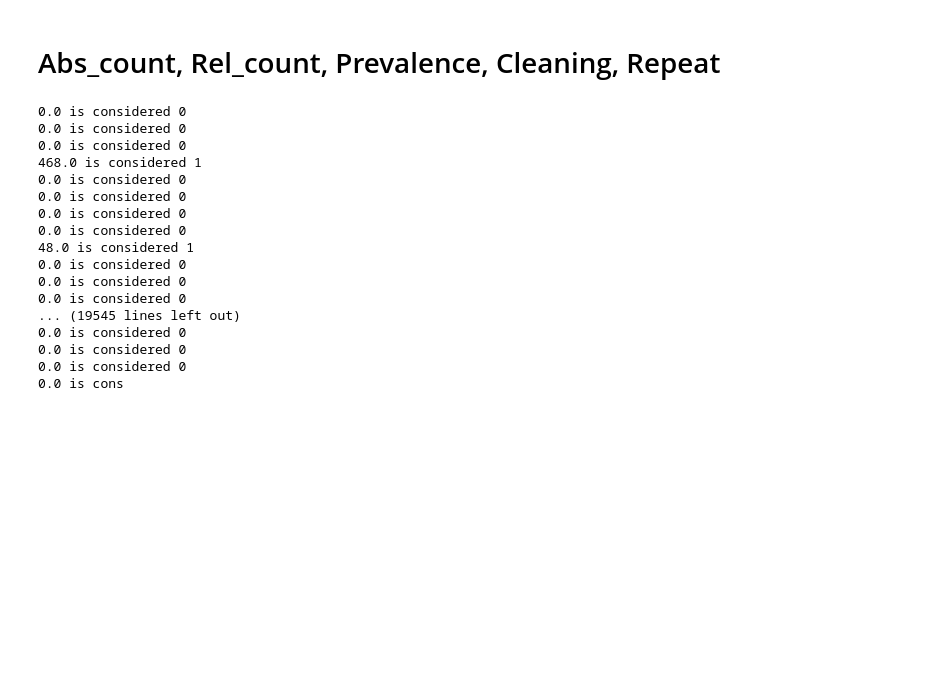
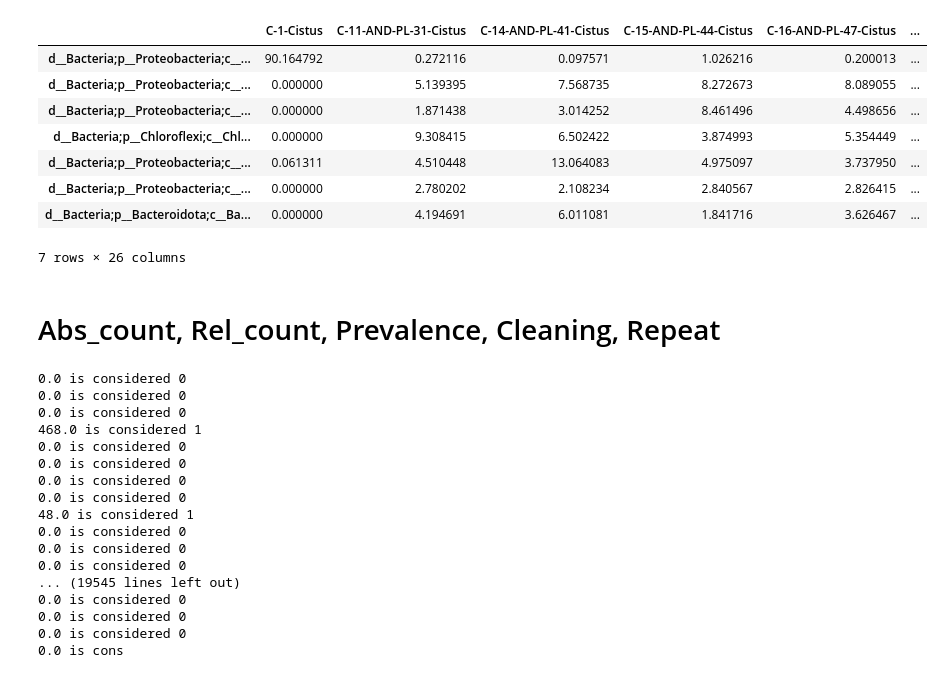
Before and after one commit to GuilleGorines/Notebooks, a Jupyter notebook: Qiime2_api_testing/Qiime2_API_testing.ipynb, the cells around one changed output. Saved outputs shown, nothing was run; the diff lists cells and outputs as text; code cells hidden in the pictures; blank space fills up the shorter version.

```diff
--- a/Qiime2_api_testing/Qiime2_API_testing.ipynb
+++ b/Qiime2_api_testing/Qiime2_API_testing.ipynb
@@ -1,3 +111,15 @@
+# %%
+sig_tax_abundances
+# %% [output]
+|  | C-1-Cistus | C-11-AND-PL-31-Cistus | C-14-AND-PL-41-Cistus | C-15-AND-PL-44-Cistus | C-16-AND-PL-47-Cistus | ... |
+| d__Bacteria;p__Proteobacteria;c__... | 90.164792 | 0.272116 | 0.097571 | 1.026216 | 0.200013 | ... |
+| d__Bacteria;p__Proteobacteria;c__... | 0.000000 | 5.139395 | 7.568735 | 8.272673 | 8.089055 | ... |
+| d__Bacteria;p__Proteobacteria;c__... | 0.000000 | 1.871438 | 3.014252 | 8.461496 | 4.498656 | ... |
+| d__Bacteria;p__Chloroflexi;c__Chl... | 0.000000 | 9.308415 | 6.502422 | 3.874993 | 5.354449 | ... |
+| d__Bacteria;p__Proteobacteria;c__... | 0.061311 | 4.510448 | 13.064083 | 4.975097 | 3.737950 | ... |
+| d__Bacteria;p__Proteobacteria;c__... | 0.000000 | 2.780202 | 2.108234 | 2.840567 | 2.826415 | ... |
+| d__Bacteria;p__Bacteroidota;c__Ba... | 0.000000 | 4.194691 | 6.011081 | 1.841716 | 3.626467 | ... |
+7 rows × 26 columns
 # %% [markdown]
 # Abs_count, Rel_count, Prevalence, Cleaning, Repeat
 # %%
```
Also changed, not shown: parts of 2 cells of this notebook, 29 other files.
